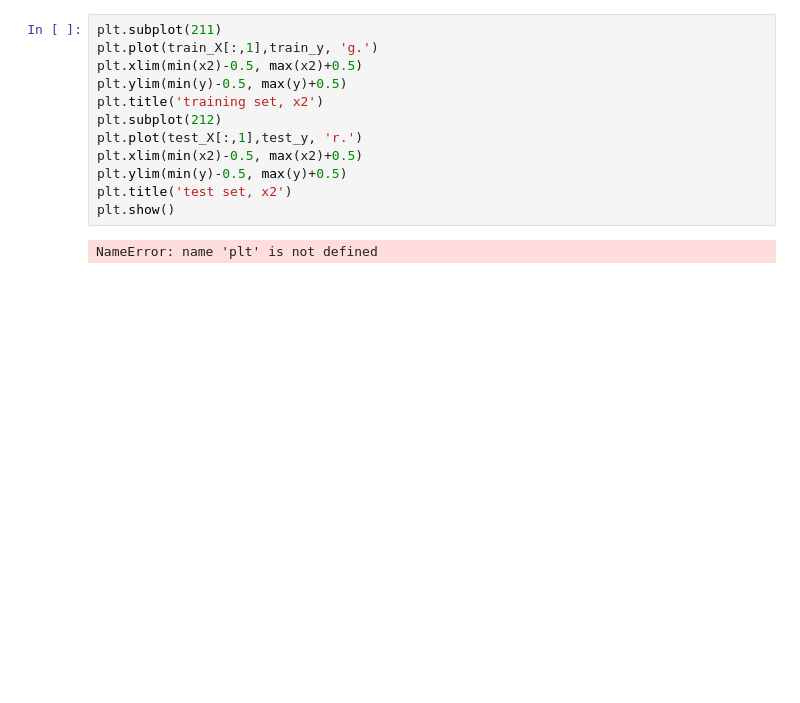
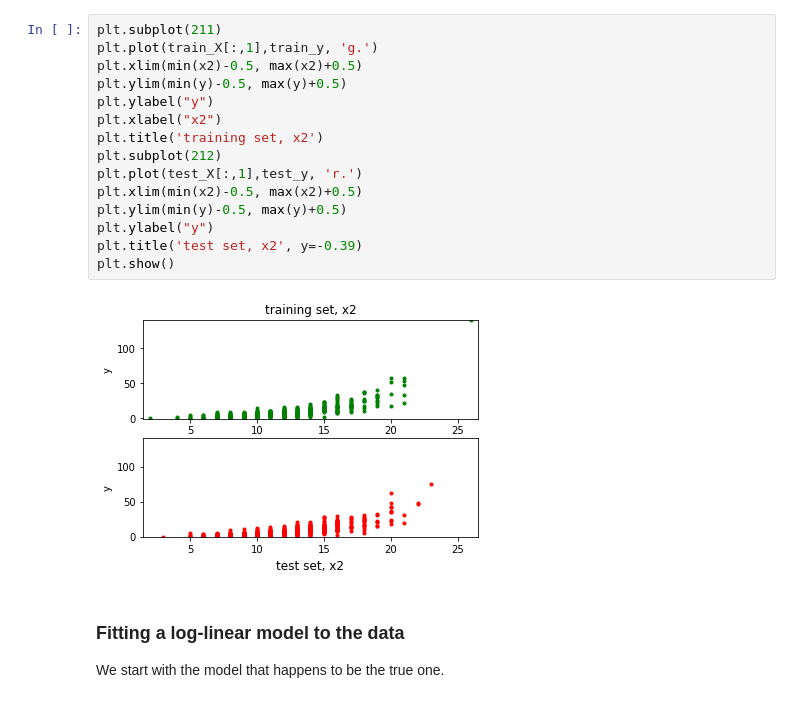
Before and after one commit to vuolankoinen/model-assumption-effects, a Jupyter notebook: simulate-log-linear-data.ipynb, the cells around one changed output. Drawn from its saved outputs; the diff is of its cells as text; blank space fills up the shorter version.

```diff
--- a/simulate-log-linear-data.ipynb
+++ b/simulate-log-linear-data.ipynb
@@ -47,14 +71,21 @@ plt.show()
 # %%
 plt.subplot(211)
 plt.plot(train_X[:,1],train_y, 'g.')
 plt.xlim(min(x2)-0.5, max(x2)+0.5)
 plt.ylim(min(y)-0.5, max(y)+0.5)
+plt.ylabel("y")
+plt.xlabel("x2")
 plt.title('training set, x2')
 plt.subplot(212)
 plt.plot(test_X[:,1],test_y, 'r.')
 plt.xlim(min(x2)-0.5, max(x2)+0.5)
 plt.ylim(min(y)-0.5, max(y)+0.5)
-plt.title('test set, x2')
+plt.ylabel("y")
+plt.title('test set, x2', y=-0.39)
 plt.show()
 # %% [output]
-NameError: name 'plt' is not defined
+[figure, added]
+# %% [markdown]
+### Fitting a log-linear model to the data
+
+We start with the model that happens to be the true one.
```
Also changed, not shown: parts of 15 cells of this notebook.
